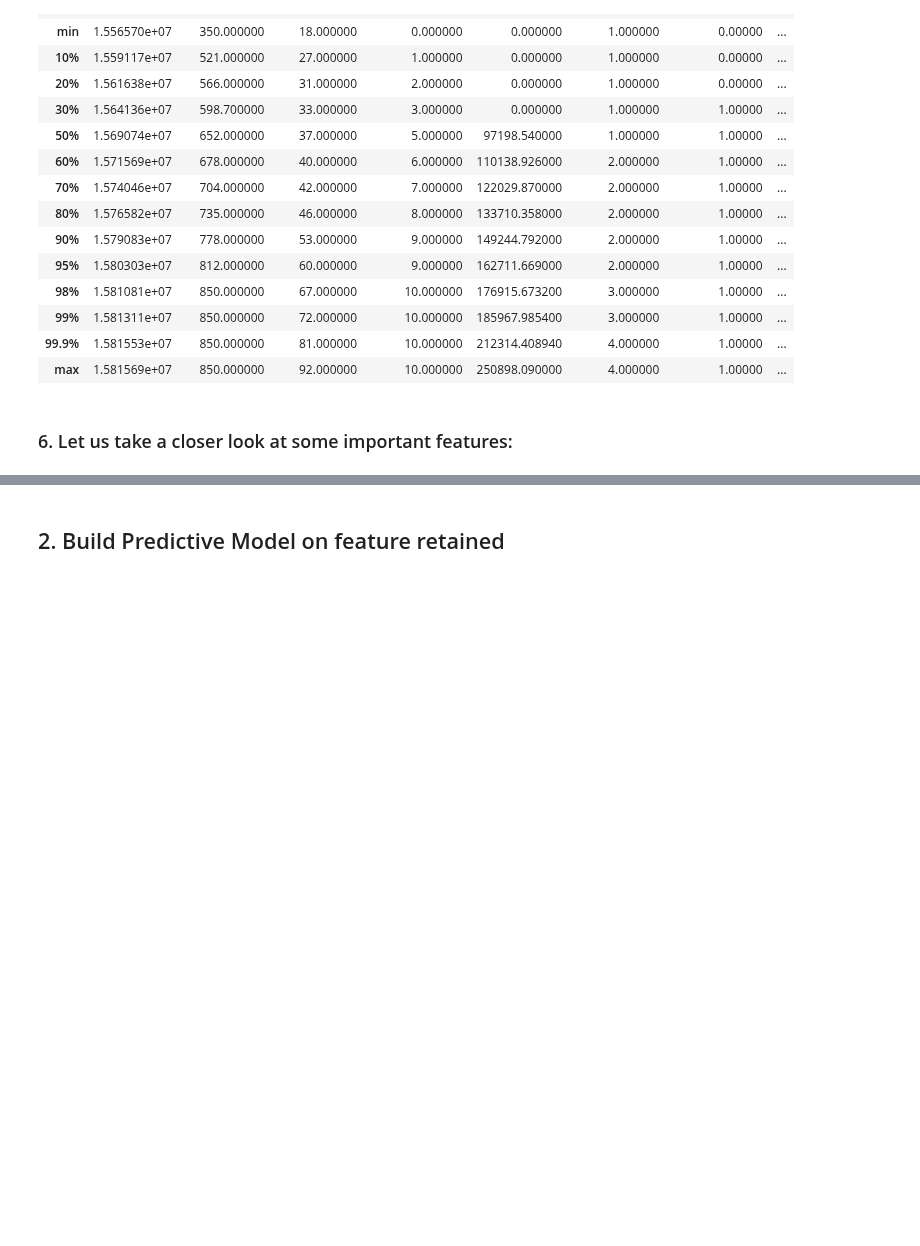
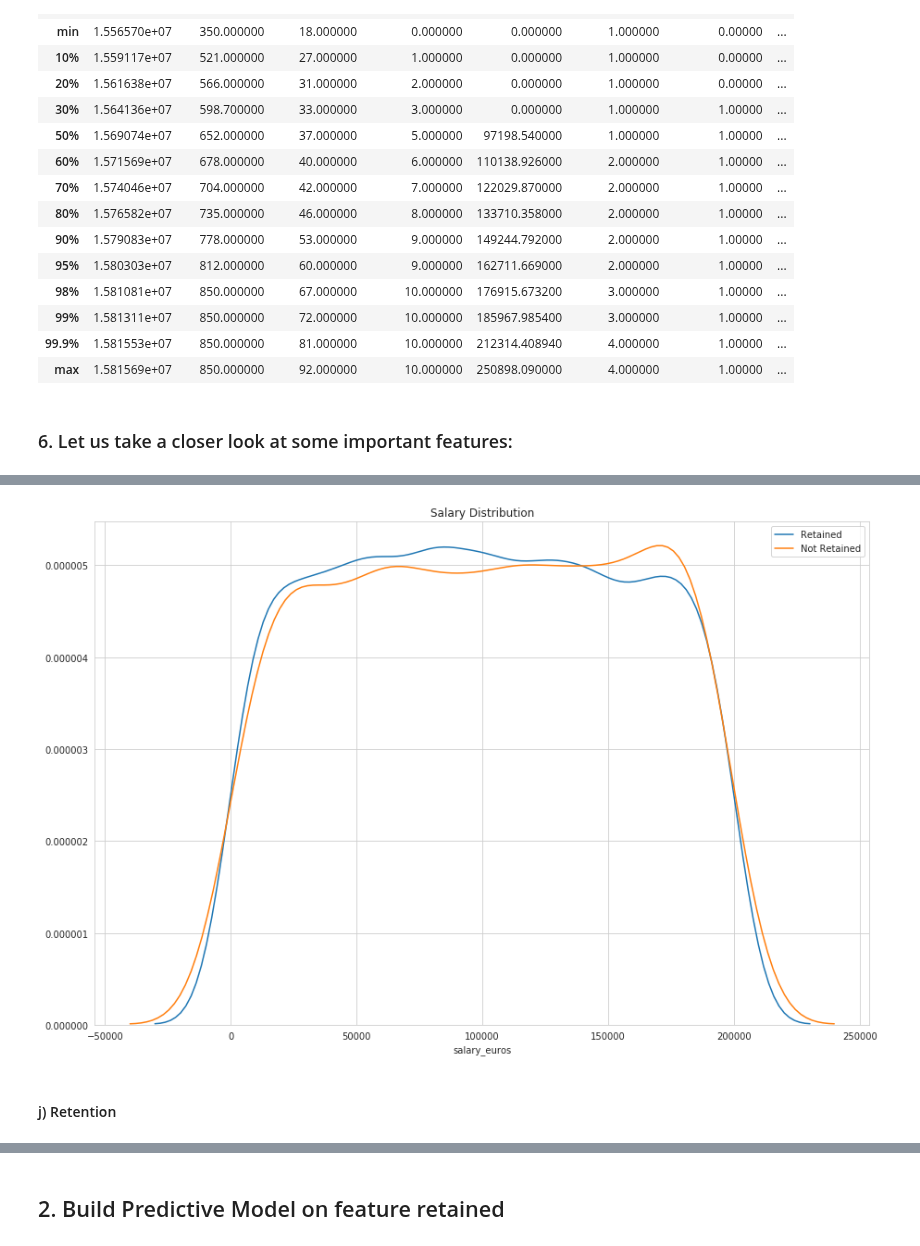
Before and after one commit to jiacheng-yao/ml_challenges, a Jupyter notebook: dkb/DKB DS Challenge - Jiacheng Yao.ipynb, the cells around one changed output, grey strips where cells are left out. Cells and saved outputs as stored; diff of their text form; code cells hidden in the pictures; blank space fills up the shorter version.

```diff
--- a/dkb/DKB DS Challenge - Jiacheng Yao.ipynb
+++ b/dkb/DKB DS Challenge - Jiacheng Yao.ipynb
@@ -398,0 +336,10 @@ axis.set_xticklabels(df_dkb_grouped_by_retained['retained'].unique(), rotation=0
+# %%
+# plot the histogram for salary per retained class
+plot_comparison_dist(df_dkb_retained, df_dkb_not_retained, 'salary_euros',
+                     "Retained", "Not Retained",
+                     title='Salary Distribution',
+                     outfile='salary_euros_comparison_dist.png')
+# %% [output]
+[figure, added]
+# %% [markdown]
+#### j) Retention
```
Also changed, not shown: parts of 53 cells of this notebook.
